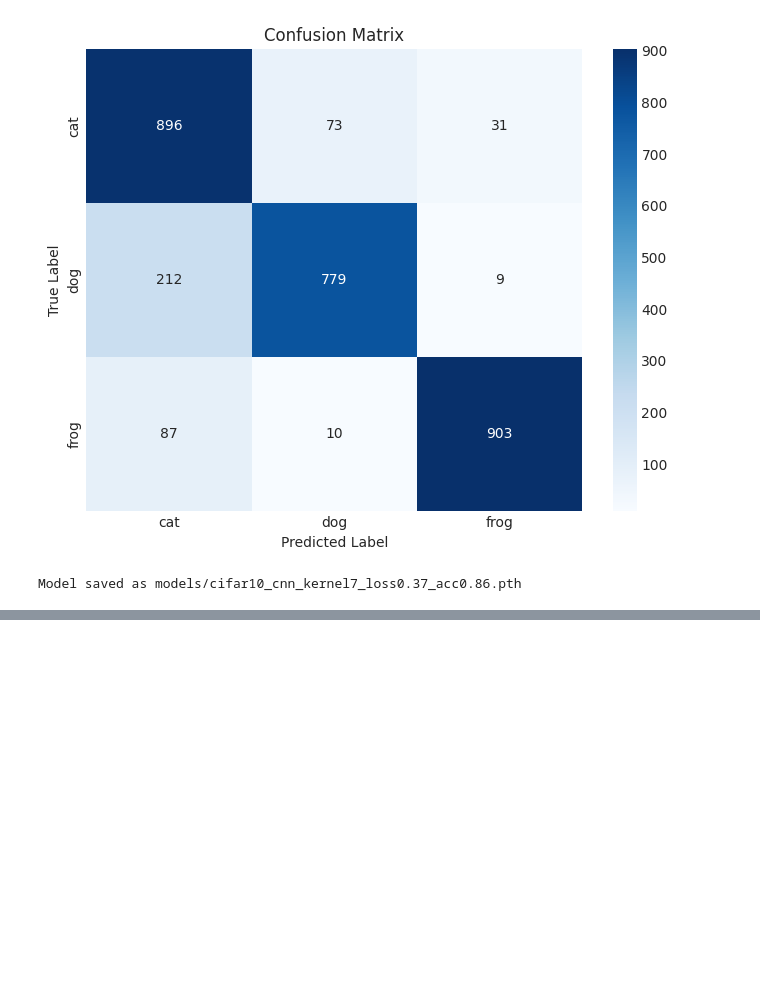
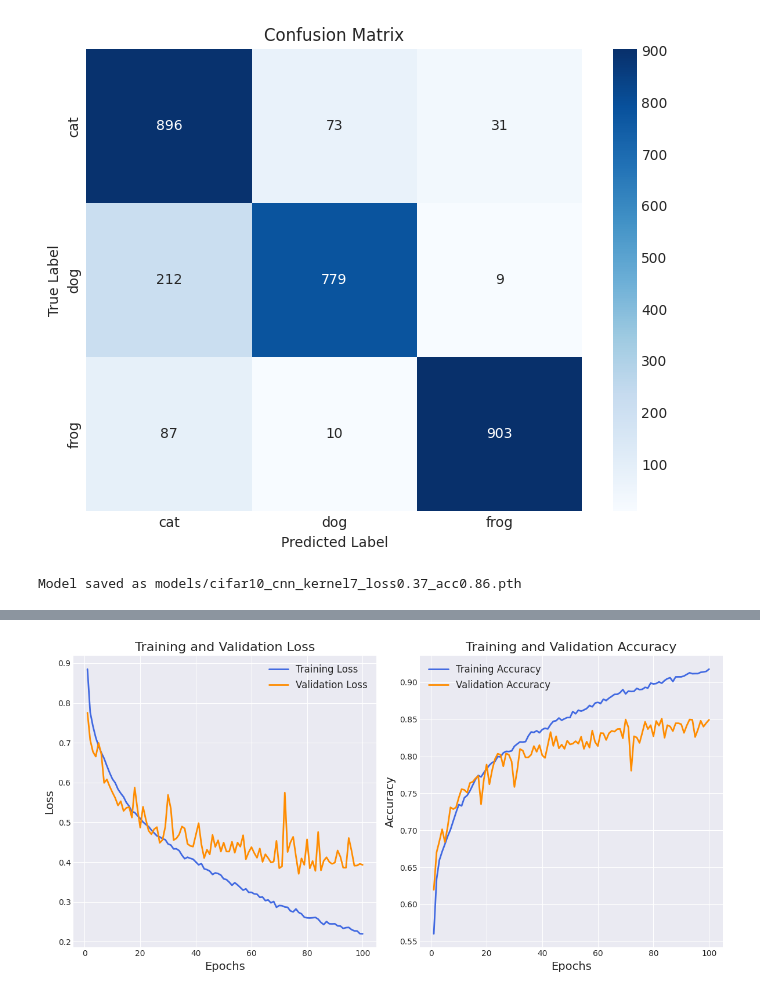
Before and after one commit to ChristianConchari/tp2_deep_learning, a Jupyter notebook: CONCHARI_CHRISTIAN_DL_Examen_ABRIL_2024.ipynb, the cells around one changed output, grey strips where cells are left out. Saved outputs shown, nothing was run; the diff lists cells and outputs as text; code cells hidden in the pictures; blank space fills up the shorter version.

Commit message:
feat: Add training with kernel size 9

```diff
--- a/CONCHARI_CHRISTIAN_DL_Examen_ABRIL_2024.ipynb
+++ b/CONCHARI_CHRISTIAN_DL_Examen_ABRIL_2024.ipynb
@@ -641,0 +646,3 @@ Model saved as models/cifar10_cnn_kernel7_loss0.37_acc0.86.pth
+# %%
+model_kernel9 = CNN(kernel_size=9)
+history_kernel9 = fit(model_kernel9, {'train': trainloader, 'test': testloader}, epochs=100)
@@ -641,0 +663,4 @@ Model saved as models/cifar10_cnn_kernel7_loss0.37_acc0.86.pth
+# %%
+plot_history(history_kernel9)
+# %% [output]
+[figure, added]
```
Also changed, not shown: parts of 8 cells of this notebook, 1 other file.
